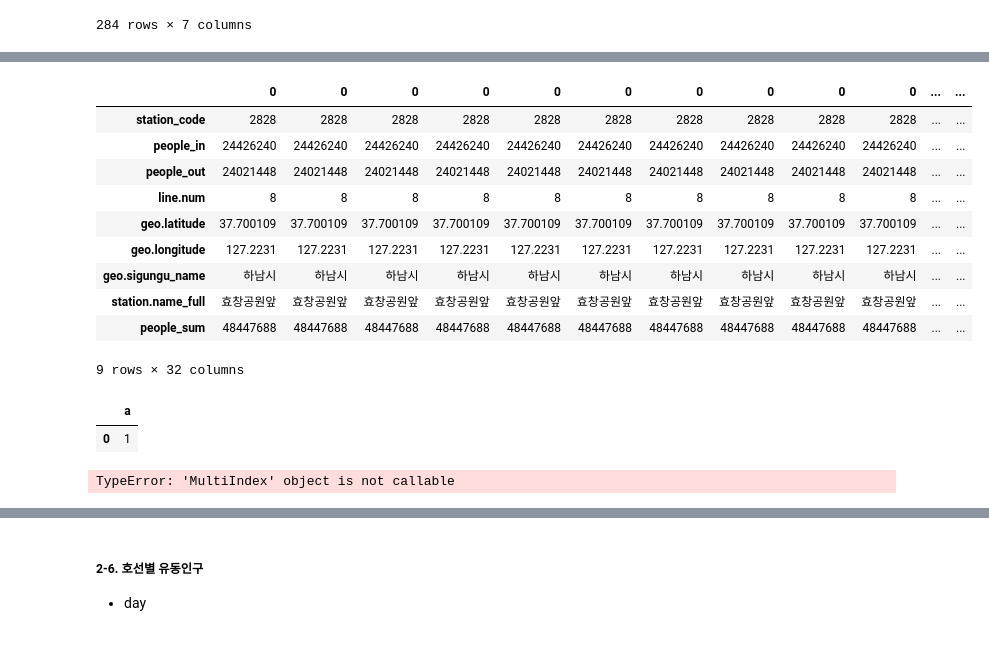
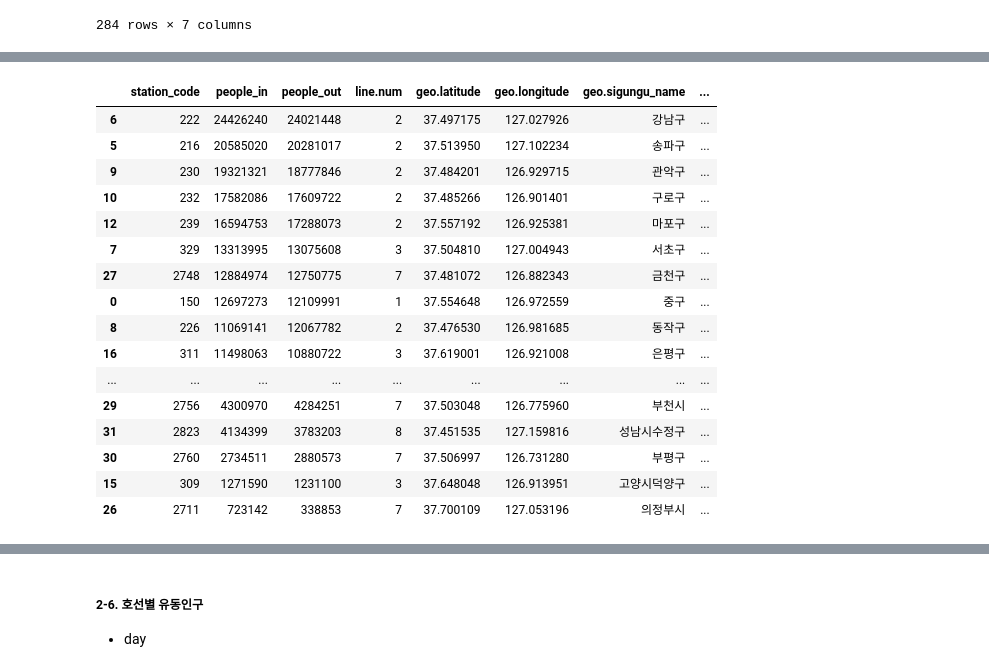
Before and after one commit to KimHyoJun99/LIKELION_AI, a Jupyter notebook: Data_TIL/Practice/metro.ipynb, the cells around one changed output, grey strips where cells are left out. Cells and saved outputs as stored; diff of their text form; code cells hidden in the pictures.

```diff
--- a/Data_TIL/Practice/metro.ipynb
+++ b/Data_TIL/Practice/metro.ipynb
@@ -643,39 +646,32 @@ df_merged_gu
 # %%
 sigungu_list = df_merged_gu["geo.sigungu_name"].unique().tolist()
 sigungu_list
 df_merged_gu_max = pd.DataFrame()
 
 for name in sigungu_list:
     temp_df = df_merged_gu[df_merged_gu["geo.sigungu_name"] == name]
-    temp_df_max = df_merged_gu[df_merged_gu["people_sum"] == df_merged_gu["people_sum"]].max()
-    df_merged_gu_max = pd.concat([df_merged_gu_max, temp_df_max], axis=1)
+    temp_df_max = temp_df[temp_df["people_sum"] == temp_df["people_sum"].max()]
+    df_merged_gu_max = pd.concat([df_merged_gu_max, temp_df_max])
 
+df_merged_gu_max.reset_index(inplace=True)
+df_merged_gu_max.drop('index', axis=1, inplace=True)
+df_merged_gu_max = df_merged_gu_max.sort_values('people_sum', ascending=False)
 df_merged_gu_max
 # %% [output]
-|  | 0 | 0 | 0 | 0 | 0 | 0 | 0 | 0 | 0 | 0 | ... | ... |
-| station_code | 2828 | 2828 | 2828 | 2828 | 2828 | 2828 | 2828 | 2828 | 2828 | 2828 | ... | ... |
-| people_in | 24426240 | 24426240 | 24426240 | 24426240 | 24426240 | 24426240 | 24426240 | 24426240 | 24426240 | 24426240 | ... | ... |
-| people_out | 24021448 | 24021448 | 24021448 | 24021448 | 24021448 | 24021448 | 24021448 | 24021448 | 24021448 | 24021448 | ... | ... |
-| line.num | 8 | 8 | 8 | 8 | 8 | 8 | 8 | 8 | 8 | 8 | ... | ... |
-| geo.latitude | 37.700109 | 37.700109 | 37.700109 | 37.700109 | 37.700109 | 37.700109 | 37.700109 | 37.700109 | 37.700109 | 37.700109 | ... | ... |
-| geo.longitude | 127.2231 | 127.2231 | 127.2231 | 127.2231 | 127.2231 | 127.2231 | 127.2231 | 127.2231 | 127.2231 | 127.2231 | ... | ... |
-| geo.sigungu_name | 하남시 | 하남시 | 하남시 | 하남시 | 하남시 | 하남시 | 하남시 | 하남시 | 하남시 | 하남시 | ... | ... |
-| station.name_full | 효창공원앞 | 효창공원앞 | 효창공원앞 | 효창공원앞 | 효창공원앞 | 효창공원앞 | 효창공원앞 | 효창공원앞 | 효창공원앞 | 효창공원앞 | ... | ... |
-| people_sum | 48447688 | 48447688 | 48447688 | 48447688 | 48447688 | 48447688 | 48447688 | 48447688 | 48447688 | 48447688 | ... | ... |
+|  | station_code | people_in | people_out | line.num | geo.latitude | geo.longitude | geo.sigungu_name | ... |
+| 6 | 222 | 24426240 | 24021448 | 2 | 37.497175 | 127.027926 | 강남구 | ... |
+| 5 | 216 | 20585020 | 20281017 | 2 | 37.513950 | 127.102234 | 송파구 | ... |
+| 9 | 230 | 19321321 | 18777846 | 2 | 37.484201 | 126.929715 | 관악구 | ... |
+| 10 | 232 | 17582086 | 17609722 | 2 | 37.485266 | 126.901401 | 구로구 | ... |
+| 12 | 239 | 16594753 | 17288073 | 2 | 37.557192 | 126.925381 | 마포구 | ... |
+| 7 | 329 | 13313995 | 13075608 | 3 | 37.504810 | 127.004943 | 서초구 | ... |
+| 27 | 2748 | 12884974 | 12750775 | 7 | 37.481072 | 126.882343 | 금천구 | ... |
+| 0 | 150 | 12697273 | 12109991 | 1 | 37.554648 | 126.972559 | 중구 | ... |
+| 8 | 226 | 11069141 | 12067782 | 2 | 37.476530 | 126.981685 | 동작구 | ... |
+| 16 | 311 | 11498063 | 10880722 | 3 | 37.619001 | 126.921008 | 은평구 | ... |
+| ... | ... | ... | ... | ... | ... | ... | ... | ... |
+| 29 | 2756 | 4300970 | 4284251 | 7 | 37.503048 | 126.775960 | 부천시 | ... |
+| 31 | 2823 | 4134399 | 3783203 | 8 | 37.451535 | 127.159816 | 성남시수정구 | ... |
+| 30 | 2760 | 2734511 | 2880573 | 7 | 37.506997 | 126.731280 | 부평구 | ... |
+| 15 | 309 | 1271590 | 1231100 | 3 | 37.648048 | 126.913951 | 고양시덕양구 | ... |
+| 26 | 2711 | 723142 | 338853 | 7 | 37.700109 | 127.053196 | 의정부시 | ... |
-9 rows × 32 columns
-# %%
-a = pd.DataFrame()
-b = pd.DataFrame({'a':['1']})
-c = pd.concat([a, b])
-c
-# %% [output]
-|  | a |
-| 0 | 1 |
-# %%
-df_merged_gu_max = df_merged_gu.groupby(["geo.sigungu_name", "station_code"])["people_sum"].max()
-# df_merged_gu_max.reset_index(inplace=True)
-temp_df = df_merged_gu_max.to_frame(name="people")
-for idx in temp_df.index:
-    temp_df.iloc[idx]["people"].max()
-# %% [output]
-TypeError: 'MultiIndex' object is not callable
```
Also changed, not shown: parts of 21 cells of this notebook.
